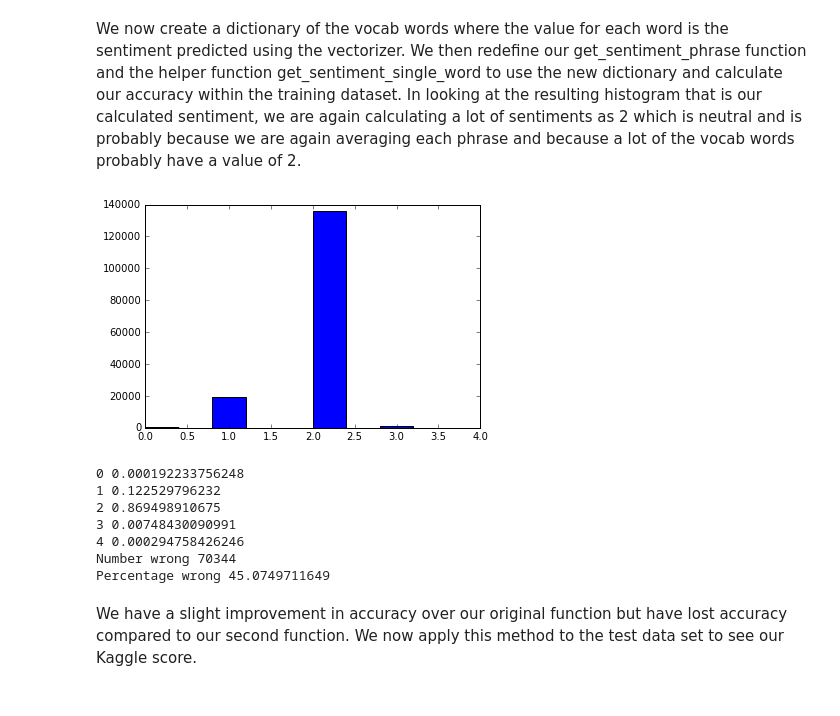
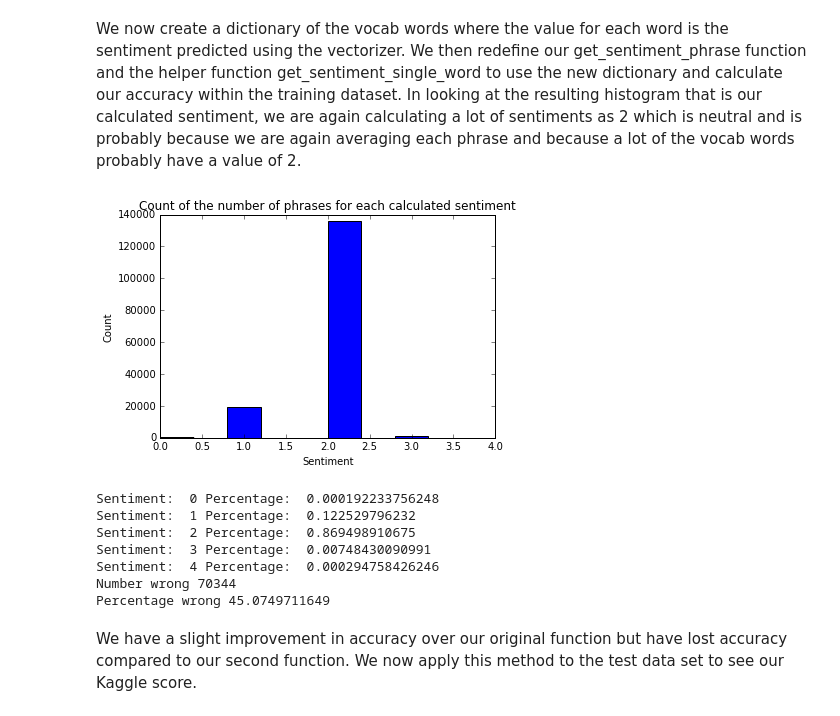
Before and after one commit to paulruvolo/DataScience16CYOA, a Jupyter notebook: Model_Iteration_2_FINAL.ipynb, the cells around one changed output. Cells and saved outputs as stored; diff of their text form; code cells hidden in the pictures.

```diff
--- a/Model_Iteration_2_FINAL.ipynb
+++ b/Model_Iteration_2_FINAL.ipynb
@@ -134,12 +136,15 @@ def get_sentiment_phrase(phrase):
     else:
         return 2
 
-train_df["calcSentiment"] = train_df["Phrase"].apply(get_sentiment_phrase2)
+train_df["calcSentiment"] = train_df["Phrase"].apply(get_sentiment_phrase)
 
 plt.hist(train_df.calcSentiment)
+plt.xlabel('Sentiment')
+plt.ylabel('Count')
+plt.title('Count of the number of phrases for each calculated sentiment')
 plt.show()
 for i in range(0, 5):
-    print i, len(train_df[train_df.calcSentiment == i]) / float(len(train_df))
+    print "Sentiment: ", i, "Percentage: ", len(train_df[train_df.calcSentiment == i]) / float(len(train_df))
 
 row_ids = train_df[train_df.Sentiment != train_df.calcSentiment].index
 print "Number wrong", len(row_ids)
@@ -198,40 +203,43 @@ We now create a dictionary of the vocab words where the value for each word is t
 model.fit(X, y) #retrain the model using all of the data now before we predict on the test dataset
 vocab_dict = dict(zip(vocab, model.predict(vectorizer.transform(vocab))))
 
 train_df = pd.read_table('train.tsv')
 
 def get_sentiment_single_word(word):
     if word in vocab_dict:
         return vocab_dict[word]
     else:
         return 2
 
 def get_sentiment_phrase(phrase):
     phrase_sentiment = []
     for word in phrase.split():
         phrase_sentiment.append(get_sentiment_single_word(word))
     if len(phrase_sentiment):
         return int(sum(phrase_sentiment)/len(phrase_sentiment))
     else:
         return 2
 
 train_df["calcSentiment"] = train_df["Phrase"].apply(get_sentiment_phrase)
 
 plt.hist(train_df.calcSentiment)
+plt.xlabel('Sentiment')
+plt.ylabel('Count')
+plt.title('Count of the number of phrases for each calculated sentiment')
 plt.show()
 for i in range(0, 5):
-    print i, len(train_df[train_df.calcSentiment == i]) / float(len(train_df))
+    print "Sentiment: ", i, "Percentage: ", len(train_df[train_df.calcSentiment == i]) / float(len(train_df))
 
 row_ids = train_df[train_df.Sentiment != train_df.calcSentiment].index
 print "Number wrong", len(row_ids)
 print "Percentage wrong", (float(len(row_ids))/len(train_df)) * 100
 # %% [output]
-[figure, old version]
+[figure, new version]
-0 0.000192233756248
-1 0.122529796232
-2 0.869498910675
-3 0.00748430090991
-4 0.000294758426246
+Sentiment:  0 Percentage:  0.000192233756248
+Sentiment:  1 Percentage:  0.122529796232
+Sentiment:  2 Percentage:  0.869498910675
+Sentiment:  3 Percentage:  0.00748430090991
+Sentiment:  4 Percentage:  0.000294758426246
 Number wrong 70344
 Percentage wrong 45.0749711649
 # %% [markdown]
```
Also changed, not shown: parts of 7 cells of this notebook, 2 other files.
